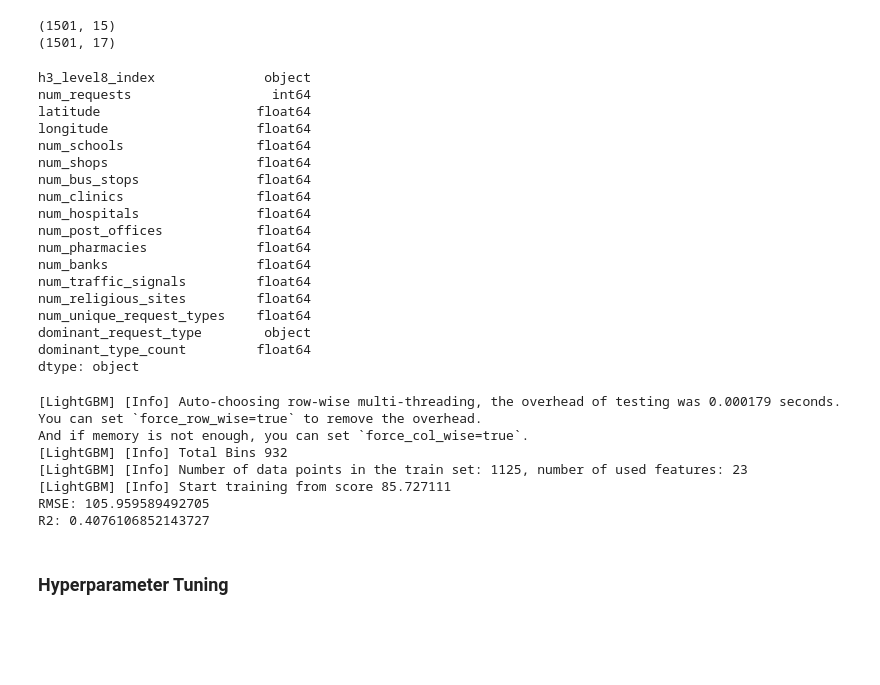
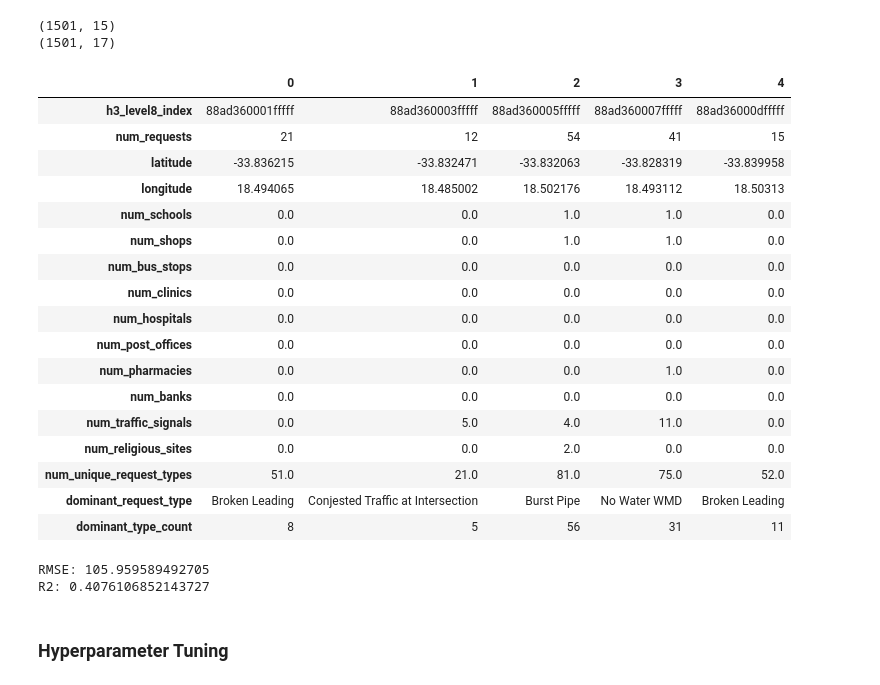
Before and after one commit to AMKiller/ds_code_challenge, a Jupyter notebook: notebooks/02_feature_engineering_and_modeling.ipynb, the cells around one changed output. Cells and saved outputs as stored; diff of their text form; code cells hidden in the pictures; blank space fills up the shorter version.

```diff
--- a/notebooks/02_feature_engineering_and_modeling.ipynb
+++ b/notebooks/02_feature_engineering_and_modeling.ipynb
@@ -344,24 +327,3 @@ print(df_type.shape)
 # %% [output]
 (1501, 15)
 (1501, 17)
-# %%
-df_type.dtypes
-# %% [output]
-h3_level8_index              object
-num_requests                  int64
-latitude                    float64
-longitude                   float64
-num_schools                 float64
-num_shops                   float64
-num_bus_stops               float64
-num_clinics                 float64
-num_hospitals               float64
-num_post_offices            float64
-num_pharmacies              float64
-num_banks                   float64
-num_traffic_signals         float64
-num_religious_sites         float64
-num_unique_request_types    float64
-dominant_request_type        object
-dominant_type_count         float64
-dtype: object
@@ -368,3 +373,24 @@ dtype: object
+# %%
+df_type.head().T
+# %% [output]
+|  | 0 | 1 | 2 | 3 | 4 |
+| h3_level8_index | 88ad360001fffff | 88ad360003fffff | 88ad360005fffff | 88ad360007fffff | 88ad36000dfffff |
+| num_requests | 21 | 12 | 54 | 41 | 15 |
+| latitude | -33.836215 | -33.832471 | -33.832063 | -33.828319 | -33.839958 |
+| longitude | 18.494065 | 18.485002 | 18.502176 | 18.493112 | 18.50313 |
+| num_schools | 0.0 | 0.0 | 1.0 | 1.0 | 0.0 |
+| num_shops | 0.0 | 0.0 | 1.0 | 1.0 | 0.0 |
+| num_bus_stops | 0.0 | 0.0 | 0.0 | 0.0 | 0.0 |
+| num_clinics | 0.0 | 0.0 | 0.0 | 0.0 | 0.0 |
+| num_hospitals | 0.0 | 0.0 | 0.0 | 0.0 | 0.0 |
+| num_post_offices | 0.0 | 0.0 | 0.0 | 0.0 | 0.0 |
+| num_pharmacies | 0.0 | 0.0 | 0.0 | 1.0 | 0.0 |
+| num_banks | 0.0 | 0.0 | 0.0 | 0.0 | 0.0 |
+| num_traffic_signals | 0.0 | 5.0 | 4.0 | 11.0 | 0.0 |
+| num_religious_sites | 0.0 | 0.0 | 2.0 | 0.0 | 0.0 |
+| num_unique_request_types | 51.0 | 21.0 | 81.0 | 75.0 | 52.0 |
+| dominant_request_type | Broken Leading | Conjested Traffic at Intersection | Burst Pipe | No Water WMD | Broken Leading |
+| dominant_type_count | 8 | 5 | 56 | 31 | 11 |
 # %%
 # Train the model
 
@@ -374,12 +400,12 @@ y = df_type["num_requests"]
 
 X_train, X_test, y_train, y_test = train_test_split(X, y,random_state=42)
 
+numeric_features = selector(dtype_include='number')(X_train)
+categorical_features = selector(dtype_include='object')(X_train)
+
 #Ensure categorical columns are all string type
 X_train[categorical_features] = X_train[categorical_features].astype(str)
 X_test[categorical_features] = X_test[categorical_features].astype(str)
-
-numeric_features = selector(dtype_include='number')(X_train)
-categorical_features = selector(dtype_include='object')(X_train)
 
 # Pipelines
 numeric_pipeline = Pipeline([
@@ -407,12 +433,6 @@ y_pred = pipeline.predict(X_test)
 print("RMSE:", mean_squared_error(y_test, y_pred, squared=False))
 print("R2:", r2_score(y_test, y_pred))
 # %% [output]
-[LightGBM] [Info] Auto-choosing row-wise multi-threading, the overhead of testing was 0.000179 seconds.
-You can set `force_row_wise=true` to remove the overhead.
-And if memory is not enough, you can set `force_col_wise=true`.
-[LightGBM] [Info] Total Bins 932
-[LightGBM] [Info] Number of data points in the train set: 1125, number of used features: 23
-[LightGBM] [Info] Start training from score 85.727111
 RMSE: 105.959589492705
 R2: 0.4076106852143727
 # %% [markdown]
```
Also changed, not shown: parts of 16 cells of this notebook.
